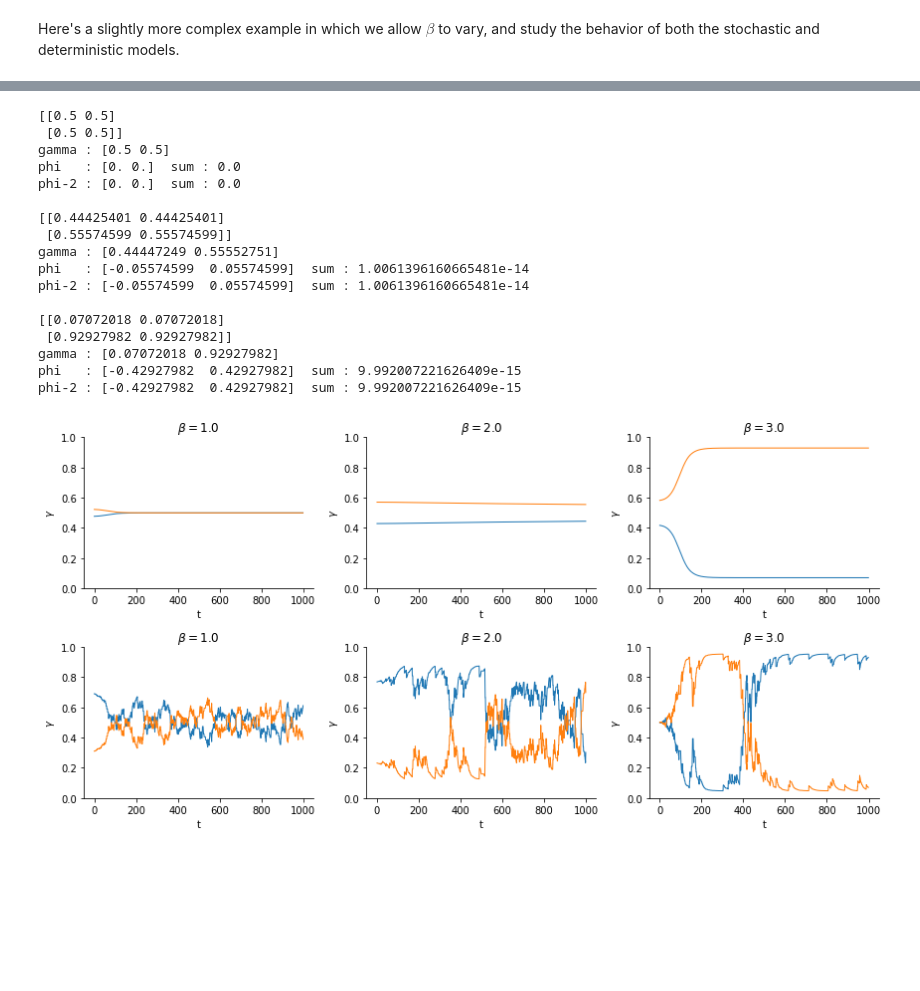
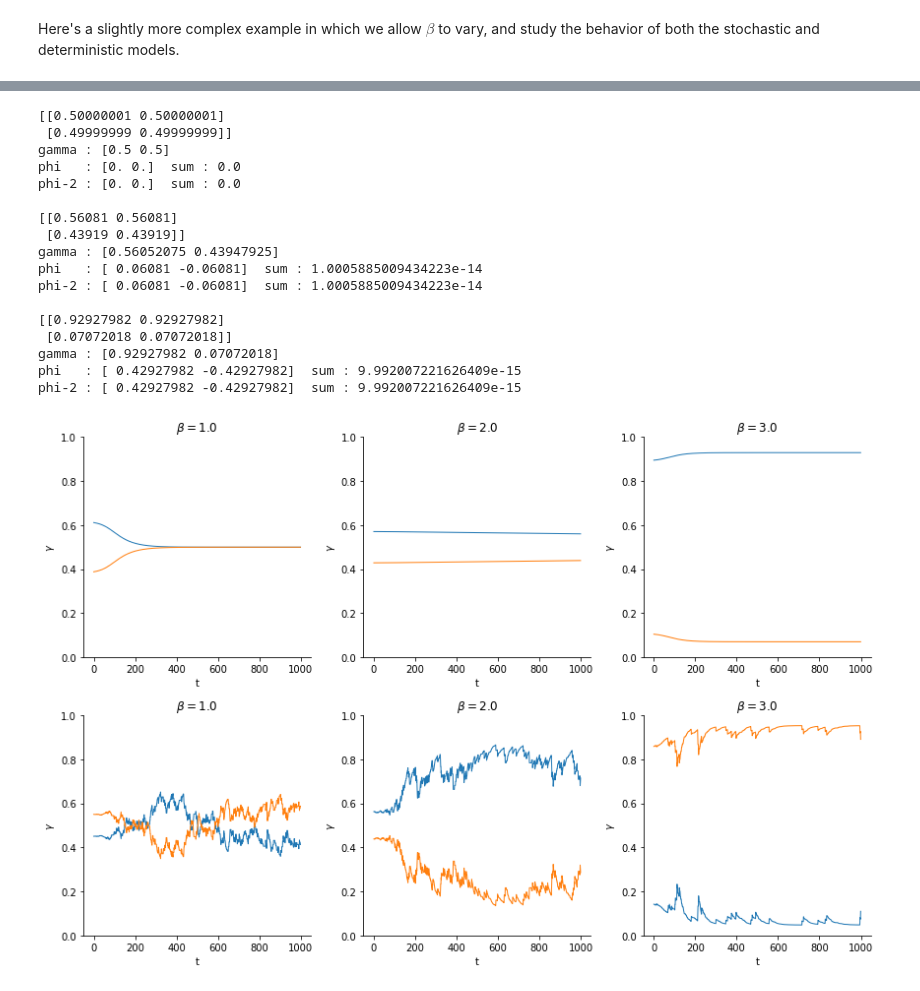
Before and after one commit to PhilChodrow/prestige_reinforcement, a Jupyter notebook: async_mk.ipynb, the cells around one changed output, grey strips where cells are left out. Cells and saved outputs as stored; diff of their text form; code cells hidden in the pictures; blank space fills up the shorter version.

```diff
--- a/async_mk.ipynb
+++ b/async_mk.ipynb
@@ -208,7 +214,7 @@ m_plots = 3 # this many columns of plots
 
 betas    = [1.0, 2.0, 3.0]         # evenly spaced values of $\beta$ between 1 and 3
 ns       = np.repeat(2, m_plots)   # this many departments
-lam      = .95                     # memory param
+lam      = .97                    # memory param
 n_rounds = 1000                    # simulation length
 ralpha   = 10e-15                      # regularization parameter
 
@@ -220,7 +226,7 @@ methods = ['deterministic', 'stochastic'] # use both methods
 # methods = ['stochastic'] # use both methods
 
 # create fig and axes
-fig, axarr = plt.subplots(len(methods), m_plots, figsize = (12, 6), squeeze = False)
+fig, axarr = plt.subplots(len(methods), m_plots, figsize = (12, 8), squeeze = False)
 # colors     = plt.cm.viridis(np.linspace(0,255,n))
 
 for k in range(len(methods)):
@@ -243,43 +249,43 @@ for k in range(len(methods)):
 
         # for deterministic sims, print the last timestep
         if methods[k] == 'deterministic':
             print(Alast)
             print("gamma :",v[-1,])
             print("phi   :",phi," sum :",np.sum(phi))
             print("phi-2 :",sr.get_ranks(Alast,ralpha)," sum :",np.sum(sr.get_ranks(Alast,ralpha)))
             print("")
 
         # plot the results
         axarr[k][i].plot(v, alpha = 1, linewidth = 1)
 
         # axis labels and aesthetics
         axarr[k][i].set(
                      ylim = (0,1),
                      title = r'$\beta = $' + str(betas[i]),
                      xlabel = 't',
                      ylabel = r'$\gamma$')
 
         axarr[k][i].spines['right'].set_visible(False)
         axarr[k][i].spines['top'].set_visible(False)
 
 plt.tight_layout()
 # plt.savefig('temp_fig/test_mk_bias_random_max10_n_2_beta_varied.pdf', bbox_inches='tight', dpi = 300)
 # %% [output]
-[[0.5 0.5]
- [0.5 0.5]]
+[[0.50000001 0.50000001]
+ [0.49999999 0.49999999]]
 gamma : [0.5 0.5]
 phi   : [0. 0.]  sum : 0.0
 phi-2 : [0. 0.]  sum : 0.0
 
-[[0.44425401 0.44425401]
- [0.55574599 0.55574599]]
-gamma : [0.44447249 0.55552751]
-phi   : [-0.05574599  0.05574599]  sum : 1.0061396160665481e-14
-phi-2 : [-0.05574599  0.05574599]  sum : 1.0061396160665481e-14
+[[0.56081 0.56081]
+ [0.43919 0.43919]]
+gamma : [0.56052075 0.43947925]
+phi   : [ 0.06081 -0.06081]  sum : 1.0005885009434223e-14
+phi-2 : [ 0.06081 -0.06081]  sum : 1.0005885009434223e-14
 
-[[0.07072018 0.07072018]
- [0.92927982 0.92927982]]
-gamma : [0.07072018 0.92927982]
-phi   : [-0.42927982  0.42927982]  sum : 9.992007221626409e-15
-phi-2 : [-0.42927982  0.42927982]  sum : 9.992007221626409e-15
+[[0.92927982 0.92927982]
+ [0.07072018 0.07072018]]
+gamma : [0.92927982 0.07072018]
+phi   : [ 0.42927982 -0.42927982]  sum : 9.992007221626409e-15
+phi-2 : [ 0.42927982 -0.42927982]  sum : 9.992007221626409e-15
-[figure, old version]
+[figure, new version]
```
Also changed, not shown: parts of 2 cells of this notebook, 1 other file.
